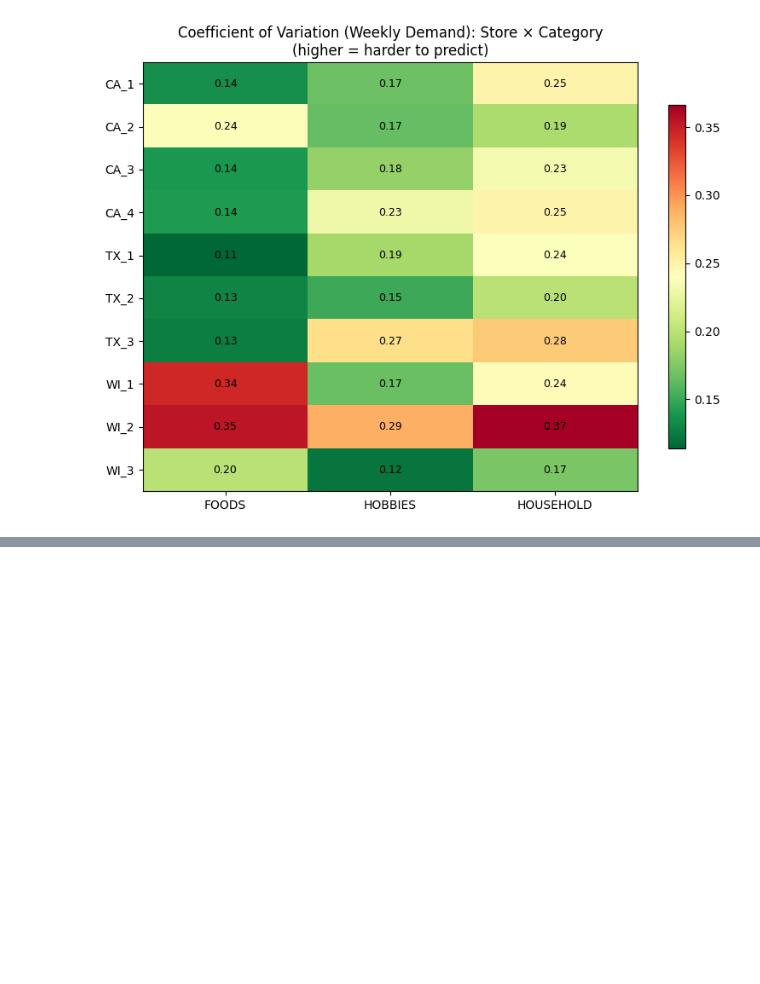
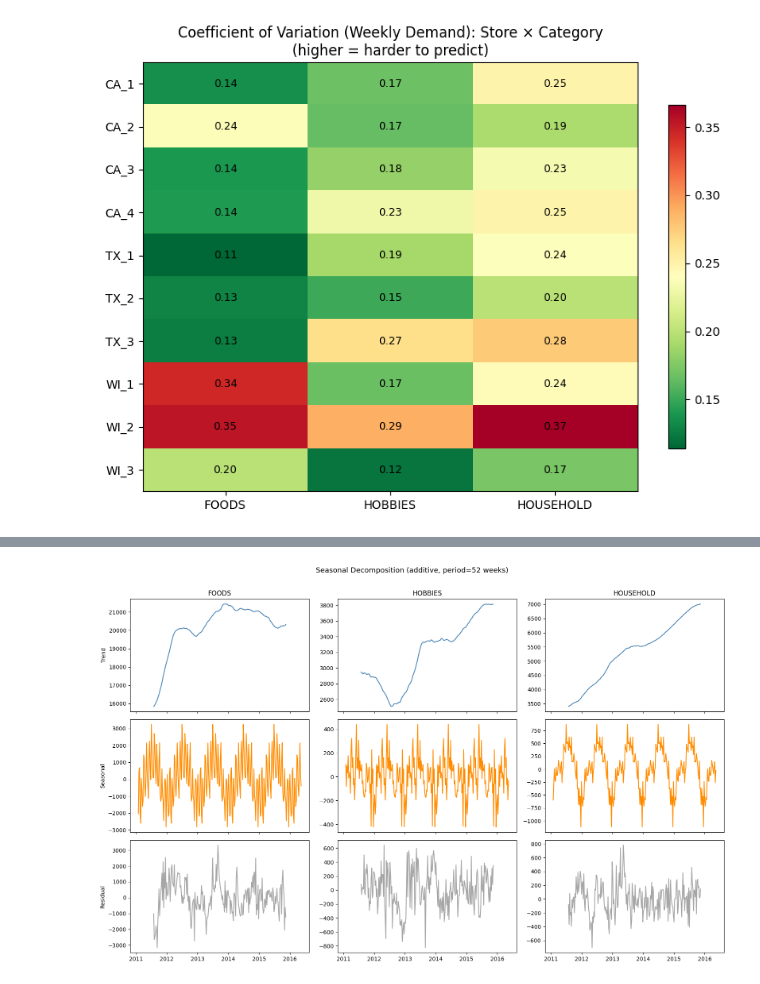
Before and after one commit to isaacvm98/ids705_project, a Jupyter notebook: notebooks/notebook_01_data_loading_and_eda.ipynb, the cells around one changed output, grey strips where cells are left out. Cells and saved outputs as stored; diff of their text form; code cells hidden in the pictures; blank space fills up the shorter version.

```diff
--- a/notebooks/notebook_01_data_loading_and_eda.ipynb
+++ b/notebooks/notebook_01_data_loading_and_eda.ipynb
@@ -567,0 +611,24 @@ plt.show()
+# %%
+fig, axes = plt.subplots(3, 3, figsize=(16, 10), sharex='col')
+
+for j, cat in enumerate(sorted(weekly['cat_id'].unique())):
+    series = (weekly[(weekly['cat_id'] == cat) & (weekly['store_id'] == 'CA_1')]
+              .sort_values('week_start')
+              .set_index('week_start')['weekly_units'])
+
+    decomp = seasonal_decompose(series, model='additive', period=52)
+
+    axes[0, j].plot(decomp.trend, color='steelblue')
+    axes[0, j].set_title(f'{cat}')
+    axes[1, j].plot(decomp.seasonal, color='darkorange')
+    axes[2, j].plot(decomp.resid, color='gray', alpha=0.7)
+
+axes[0, 0].set_ylabel('Trend')
+axes[1, 0].set_ylabel('Seasonal')
+axes[2, 0].set_ylabel('Residual')
+
+fig.suptitle('Seasonal Decomposition (additive, period=52 weeks)', fontsize=13, y=1.01)
+plt.tight_layout()
+plt.show()
+# %% [output]
+[figure, added]
```
Also changed, not shown: parts of 10 cells of this notebook, 4 other files.
